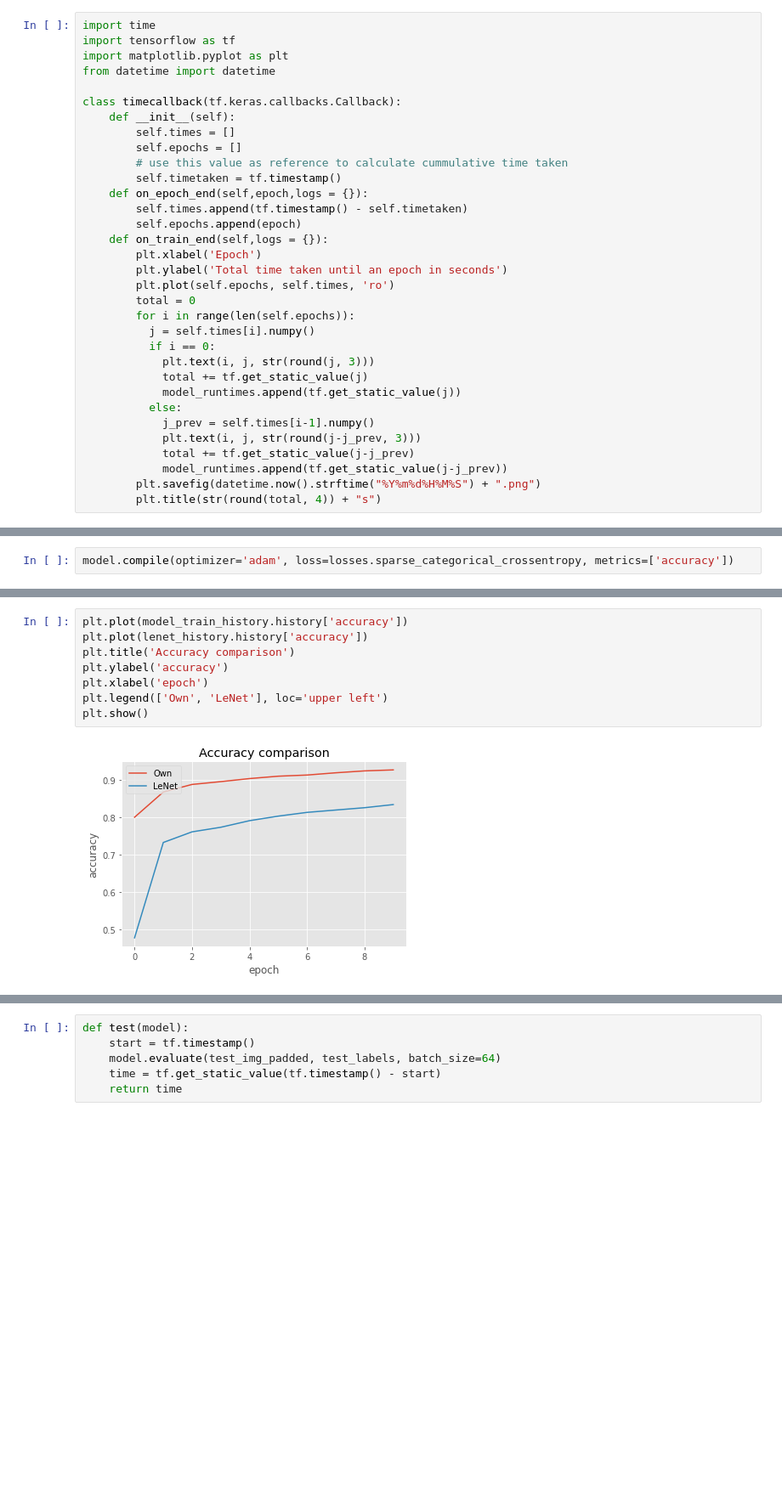
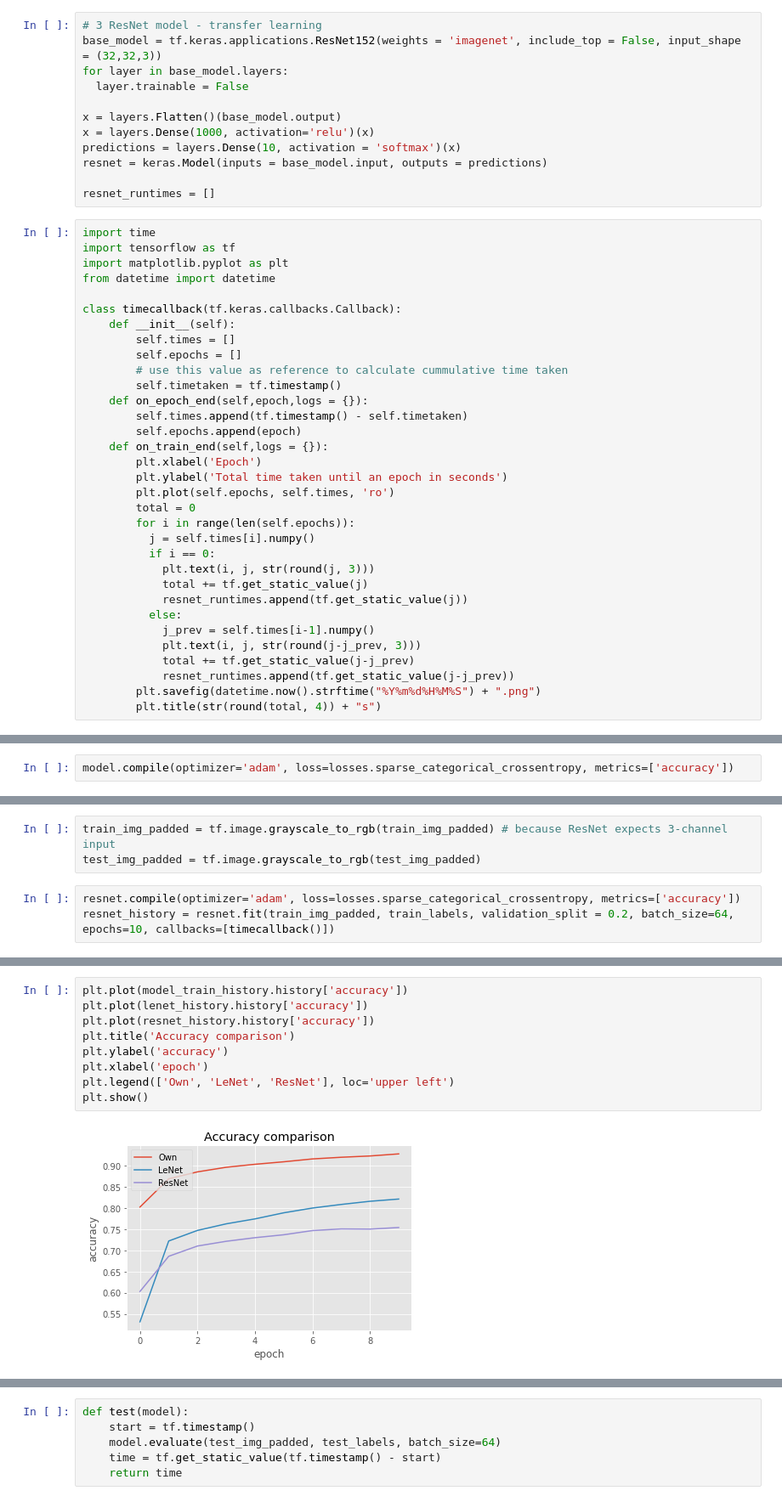
Before and after one commit to Cavalex/ML_Ex1, a Jupyter notebook: ex3/3.3 Deep Learning-fashionMNIST.ipynb, the cells around one changed output, grey strips where cells are left out. Shown at 85% size. Saved outputs shown, nothing was run; the diff lists cells and outputs as text; blank space fills up the shorter version.

```diff
--- a/ex3/3.3 Deep Learning-fashionMNIST.ipynb
+++ b/ex3/3.3 Deep Learning-fashionMNIST.ipynb
@@ -113,6 +113,18 @@ Total params: 250,326
 Trainable params: 250,326
 Non-trainable params: 0
 _________________________________________________________________
+# %%
+# 3 ResNet model - transfer learning
+base_model = tf.keras.applications.ResNet152(weights = 'imagenet', include_top = False, input_shape = (32,32,3))
+for layer in base_model.layers:
+  layer.trainable = False
+
+x = layers.Flatten()(base_model.output)
+x = layers.Dense(1000, activation='relu')(x)
+predictions = layers.Dense(10, activation = 'softmax')(x)
+resnet = keras.Model(inputs = base_model.input, outputs = predictions)
+
+resnet_runtimes = []
 # %%
 import time
 import tensorflow as tf
@@ -138,11 +150,11 @@ class timecallback(tf.keras.callbacks.Callback):
           if i == 0:
             plt.text(i, j, str(round(j, 3)))
             total += tf.get_static_value(j)
-            model_runtimes.append(tf.get_static_value(j))
+            resnet_runtimes.append(tf.get_static_value(j))
           else:
             j_prev = self.times[i-1].numpy()
             plt.text(i, j, str(round(j-j_prev, 3)))
             total += tf.get_static_value(j-j_prev)
-            model_runtimes.append(tf.get_static_value(j-j_prev))
+            resnet_runtimes.append(tf.get_static_value(j-j_prev))
         plt.savefig(datetime.now().strftime("%Y%m%d%H%M%S") + ".png")
         plt.title(str(round(total, 4)) + "s")
@@ -249,0 +264,6 @@ Accuracy for testing:
+# %%
+train_img_padded = tf.image.grayscale_to_rgb(train_img_padded) # because ResNet expects 3-channel input
+test_img_padded = tf.image.grayscale_to_rgb(test_img_padded)
+# %%
+resnet.compile(optimizer='adam', loss=losses.sparse_categorical_crossentropy, metrics=['accuracy'])
+resnet_history = resnet.fit(train_img_padded, train_labels, validation_split = 0.2, batch_size=64, epochs=10, callbacks=[timecallback()])
@@ -270,10 +321,11 @@ plt.show()
 # %%
 plt.plot(model_train_history.history['accuracy'])
 plt.plot(lenet_history.history['accuracy'])
+plt.plot(resnet_history.history['accuracy'])
 plt.title('Accuracy comparison')
 plt.ylabel('accuracy')
 plt.xlabel('epoch')
-plt.legend(['Own', 'LeNet'], loc='upper left')
+plt.legend(['Own', 'LeNet', 'ResNet'], loc='upper left')
 plt.show()
 # %% [output]
-[figure, old version]
+[figure, new version]
```
Also changed, not shown: parts of 20 cells of this notebook, 1 other file.
